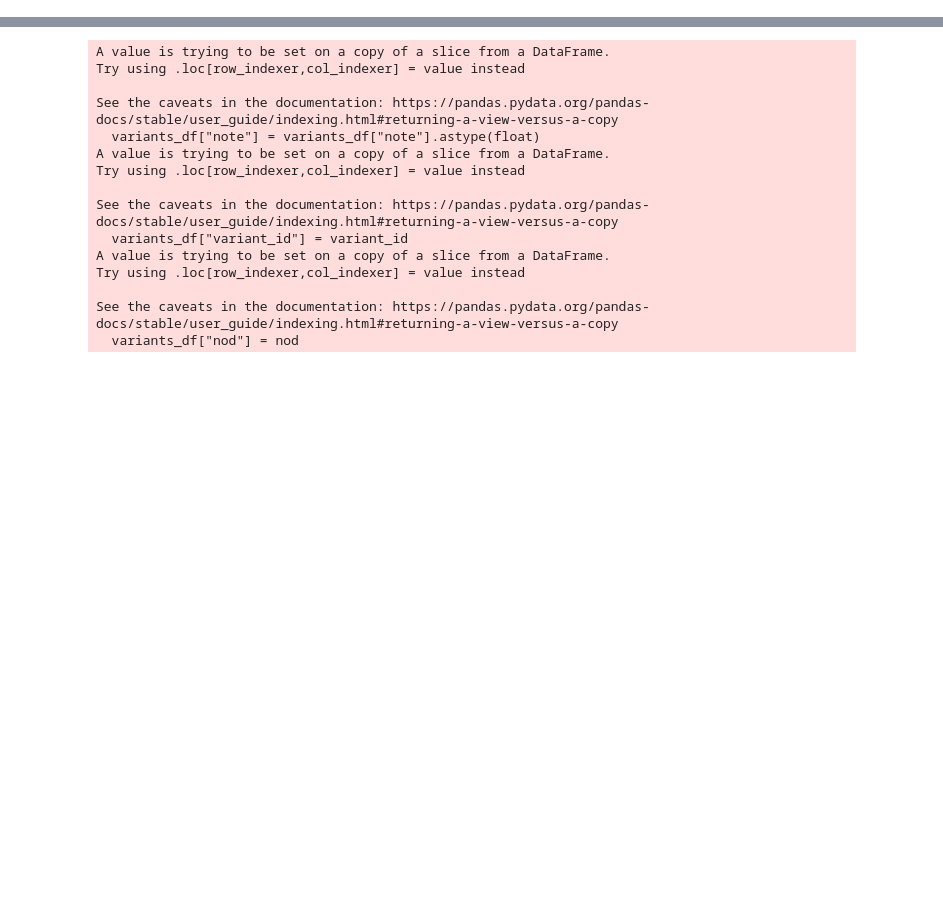
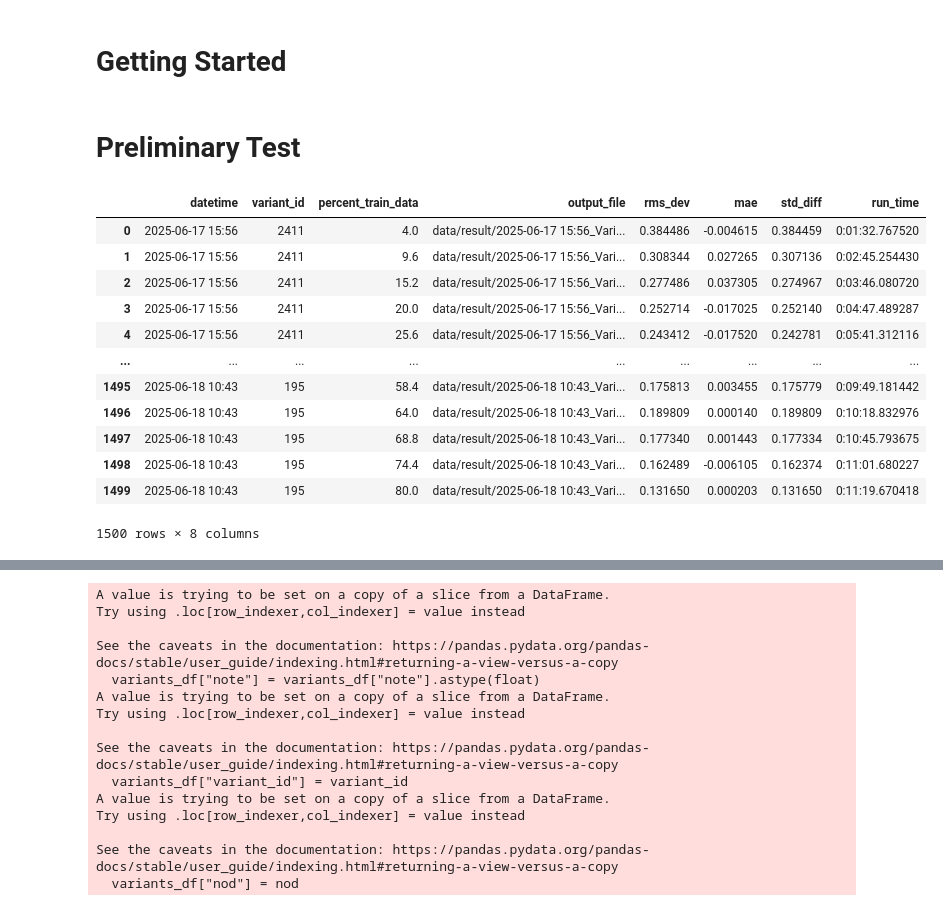
Before and after one commit to mzyudhistira/BSk24-Emu, a Jupyter notebook: analysis.ipynb, the cells around one changed output, grey strips where cells are left out. Cells and saved outputs as stored; diff of their text form; code cells hidden in the pictures; blank space fills up the shorter version.

```diff
--- a/analysis.ipynb
+++ b/analysis.ipynb
@@ -1,3 +1,5 @@
+# %% [markdown]
+# Getting Started
 # %%
 from pathlib import Path
 
@@ -8,2 +11,47 @@ from matplotlib.ticker import FuncFormatter
 
 import analysis
+# %% [markdown]
+# Preliminary Test
+# %%
+# Load the summary
+opt_data_test = pd.read_csv("data/summary/optimum_data_test.csv")
+
+# Extract parameter
+opt_data_test["variant_id"] = [
+    var_str.split("_")[1] for var_str in opt_data_test["run_name"].values
+]
+opt_data_test["percent_train_data"] = [
+    round(float(var_str.split("_")[2]), 2) * 80
+    for var_str in opt_data_test["run_name"].values
+]
+
+opt_data_test = opt_data_test.replace([-np.inf, np.inf], [-99, 99])
+opt_data_test["percent_train_data"] = opt_data_test["percent_train_data"].round(2)
+
+opt_data_test = opt_data_test[
+    [
+        "datetime",
+        "variant_id",
+        "percent_train_data",
+        "output_file",
+        "rms_dev",
+        "mae",
+        "std_diff",
+        "run_time",
+    ]
+]
+opt_data_test
+# %% [output]
+|  | datetime | variant_id | percent_train_data | output_file | rms_dev | mae | std_diff | run_time |
+| 0 | 2025-06-17 15:56 | 2411 | 4.0 | data/result/2025-06-17 15:56_Vari... | 0.384486 | -0.004615 | 0.384459 | 0:01:32.767520 |
+| 1 | 2025-06-17 15:56 | 2411 | 9.6 | data/result/2025-06-17 15:56_Vari... | 0.308344 | 0.027265 | 0.307136 | 0:02:45.254430 |
+| 2 | 2025-06-17 15:56 | 2411 | 15.2 | data/result/2025-06-17 15:56_Vari... | 0.277486 | 0.037305 | 0.274967 | 0:03:46.080720 |
+| 3 | 2025-06-17 15:56 | 2411 | 20.0 | data/result/2025-06-17 15:56_Vari... | 0.252714 | -0.017025 | 0.252140 | 0:04:47.489287 |
+| 4 | 2025-06-17 15:56 | 2411 | 25.6 | data/result/2025-06-17 15:56_Vari... | 0.243412 | -0.017520 | 0.242781 | 0:05:41.312116 |
+| ... | ... | ... | ... | ... | ... | ... | ... | ... |
+| 1495 | 2025-06-18 10:43 | 195 | 58.4 | data/result/2025-06-18 10:43_Vari... | 0.175813 | 0.003455 | 0.175779 | 0:09:49.181442 |
+| 1496 | 2025-06-18 10:43 | 195 | 64.0 | data/result/2025-06-18 10:43_Vari... | 0.189809 | 0.000140 | 0.189809 | 0:10:18.832976 |
+| 1497 | 2025-06-18 10:43 | 195 | 68.8 | data/result/2025-06-18 10:43_Vari... | 0.177340 | 0.001443 | 0.177334 | 0:10:45.793675 |
+| 1498 | 2025-06-18 10:43 | 195 | 74.4 | data/result/2025-06-18 10:43_Vari... | 0.162489 | -0.006105 | 0.162374 | 0:11:01.680227 |
+| 1499 | 2025-06-18 10:43 | 195 | 80.0 | data/result/2025-06-18 10:43_Vari... | 0.131650 | 0.000203 | 0.131650 | 0:11:19.670418 |
+1500 rows × 8 columns
```
Also changed, not shown: parts of 22 cells of this notebook, 4 other files.
